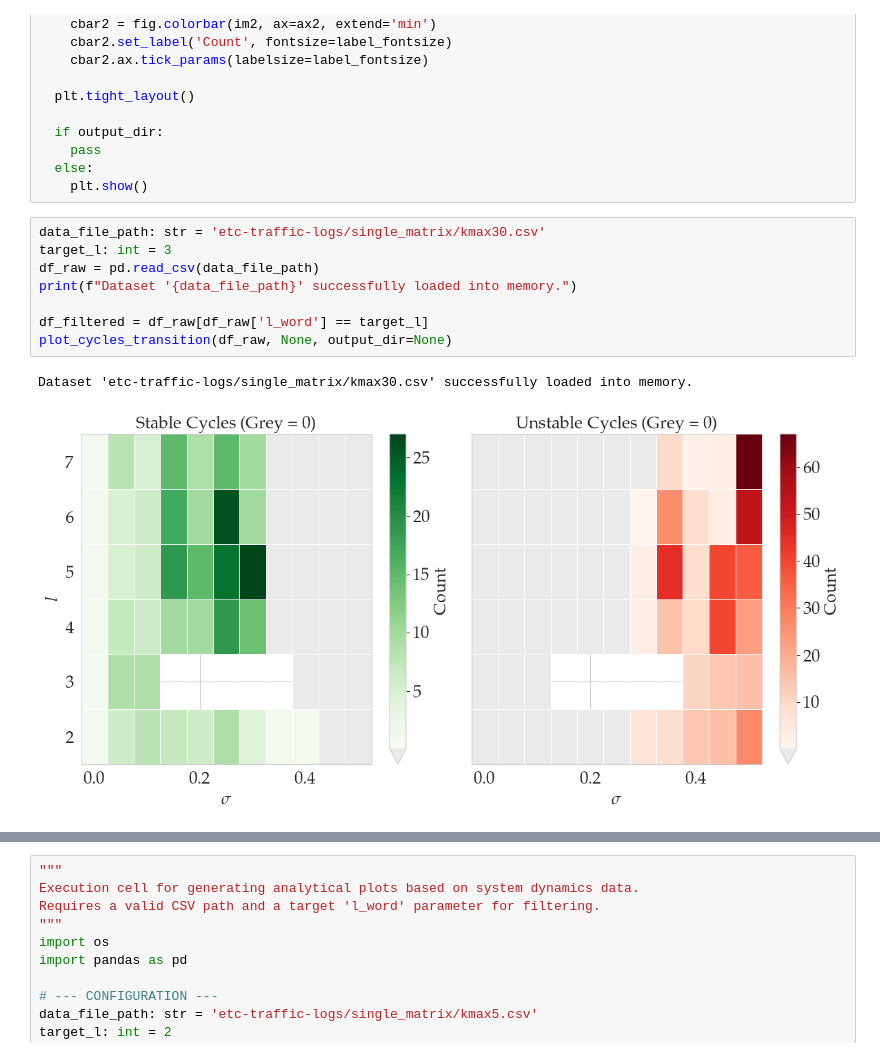
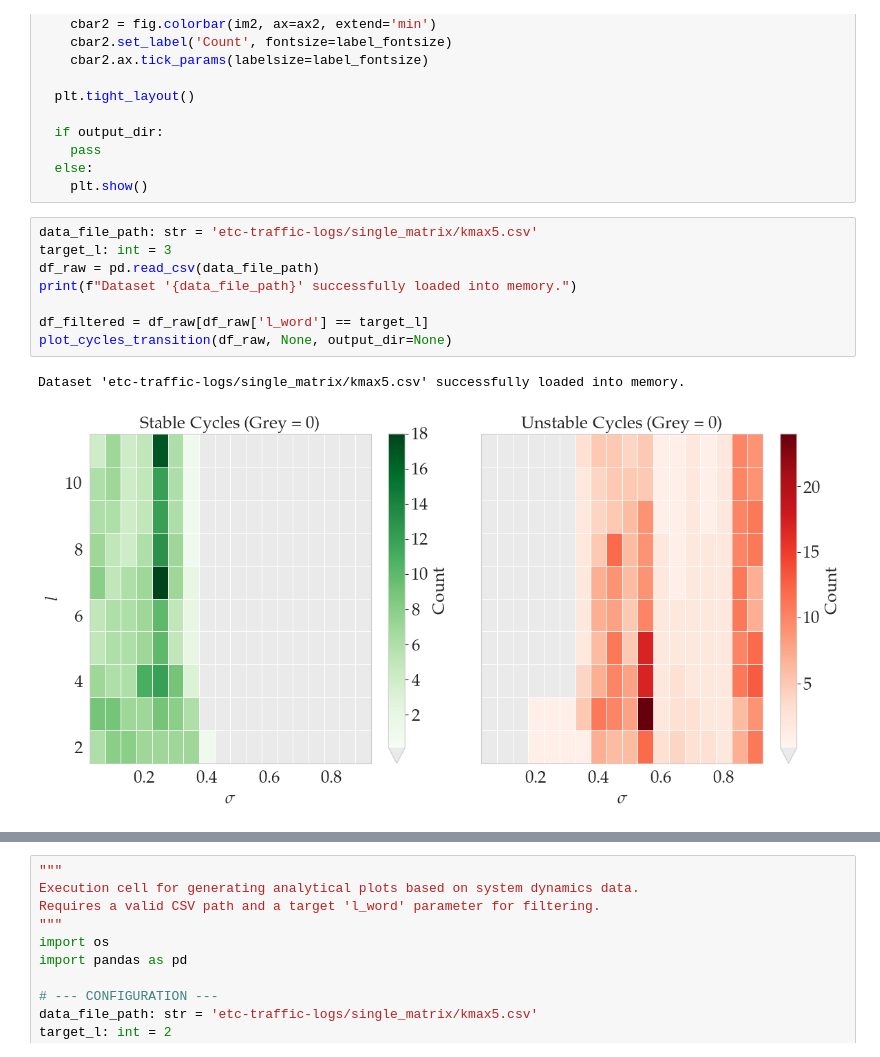
Before and after one commit to andel-vitorio/event-based-control, a Jupyter notebook: PETC for LIT Systems/TrafficModelAnalyzer.ipynb, the cells around one changed output, grey strips where cells are left out. Drawn from its saved outputs; the diff is of its cells as text.

```diff
--- a/PETC for LIT Systems/TrafficModelAnalyzer.ipynb
+++ b/PETC for LIT Systems/TrafficModelAnalyzer.ipynb
@@ -108,13 +131,13 @@ def plot_cycles_transition(df_filtered: pd.DataFrame, target_l: Optional[int] =
   else:
     plt.show()
 # %%
-data_file_path: str = 'etc-traffic-logs/single_matrix/kmax30.csv'
+data_file_path: str = 'etc-traffic-logs/single_matrix/kmax5.csv'
 target_l: int = 3
 df_raw = pd.read_csv(data_file_path)
 print(f"Dataset '{data_file_path}' successfully loaded into memory.")
 
 df_filtered = df_raw[df_raw['l_word'] == target_l]
 plot_cycles_transition(df_raw, None, output_dir=None)
 # %% [output]
-Dataset 'etc-traffic-logs/single_matrix/kmax30.csv' successfully loaded into memory.
+Dataset 'etc-traffic-logs/single_matrix/kmax5.csv' successfully loaded into memory.
-[figure, old version]
+[figure, new version]
```
Also changed, not shown: parts of 5 cells of this notebook.
